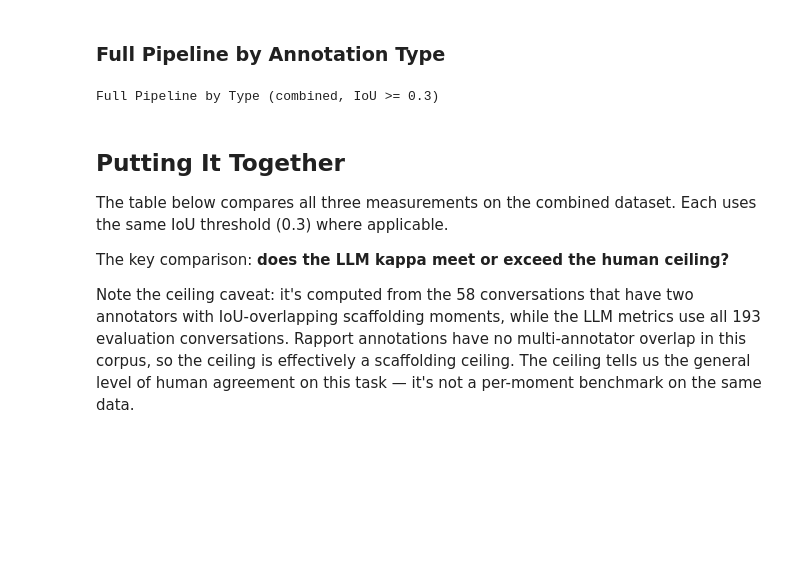
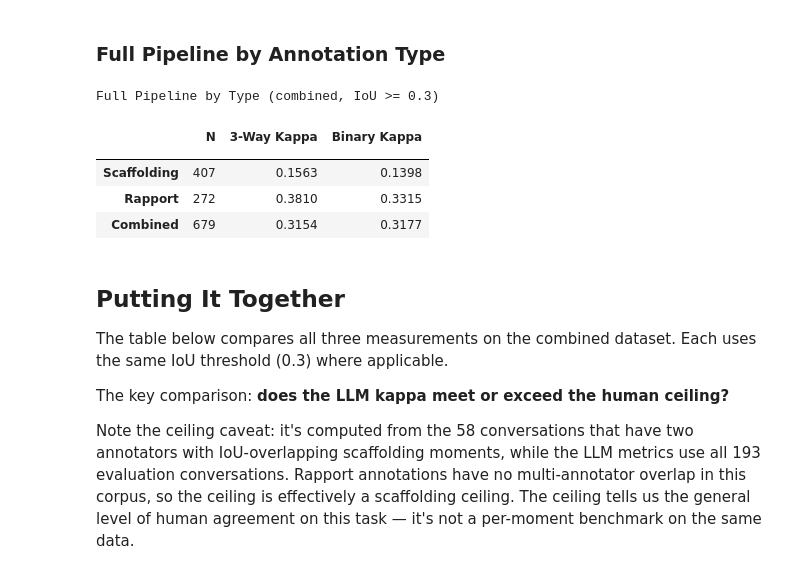
Before and after one commit to allenai/tutorsim, a Jupyter notebook: validation/2_annotation_validation.ipynb, the cells around one changed output. Cells and saved outputs as stored; diff of their text form; code cells hidden in the pictures; blank space fills up the shorter version.

```diff
--- a/validation/2_annotation_validation.ipynb
+++ b/validation/2_annotation_validation.ipynb
@@ -378,34 +393,39 @@ if v5_anns:
                   if m.get('annotation_type') == ann_type]
             llm = [a for a in v5_anns.get(cid, []) if a.get('annotation_type') == ann_type]
             matches.extend(match_for_effectiveness(hm, llm, iou_threshold=IOU))
         if matches:
             eff = compute_effectiveness_metrics(matches)
             type_rows.append({
                 '': ann_type.title(),
                 'N': eff['total_matched'],
                 '3-Way Kappa': f"{eff['three_way_kappa']:.4f}",
                 'Binary Kappa': f"{eff['binary_kappa']:.4f}",
             })
     # Combined row
     all_full_matches = []
     for cid in sorted(all_eval_ids):
         hm = ground_truth['conversations'][cid]['key_moments']
         ht = {m.get('annotation_type') for m in hm}
         llm = [a for a in v5_anns.get(cid, []) if a.get('annotation_type') in ht]
         all_full_matches.extend(match_for_effectiveness(hm, llm, iou_threshold=IOU))
     if all_full_matches:
         eff_all = compute_effectiveness_metrics(all_full_matches)
         type_rows.append({
             '': 'Combined',
             'N': eff_all['total_matched'],
             '3-Way Kappa': f"{eff_all['three_way_kappa']:.4f}",
             'Binary Kappa': f"{eff_all['binary_kappa']:.4f}",
         })
     df_full_type = pd.DataFrame(type_rows).set_index('')
     print(f'Full Pipeline by Type (combined, IoU >= {IOU})\n')
-    df_full_type
+    display(df_full_type)
 # %% [output]
 Full Pipeline by Type (combined, IoU >= 0.3)
+|  | N | 3-Way Kappa | Binary Kappa |
+|  |  |  |  |
+| Scaffolding | 407 | 0.1563 | 0.1398 |
+| Rapport | 272 | 0.3810 | 0.3315 |
+| Combined | 679 | 0.3154 | 0.3177 |
 # %% [markdown]
 ## Putting It Together
 
```
Also changed, not shown: parts of 5 cells of this notebook.
